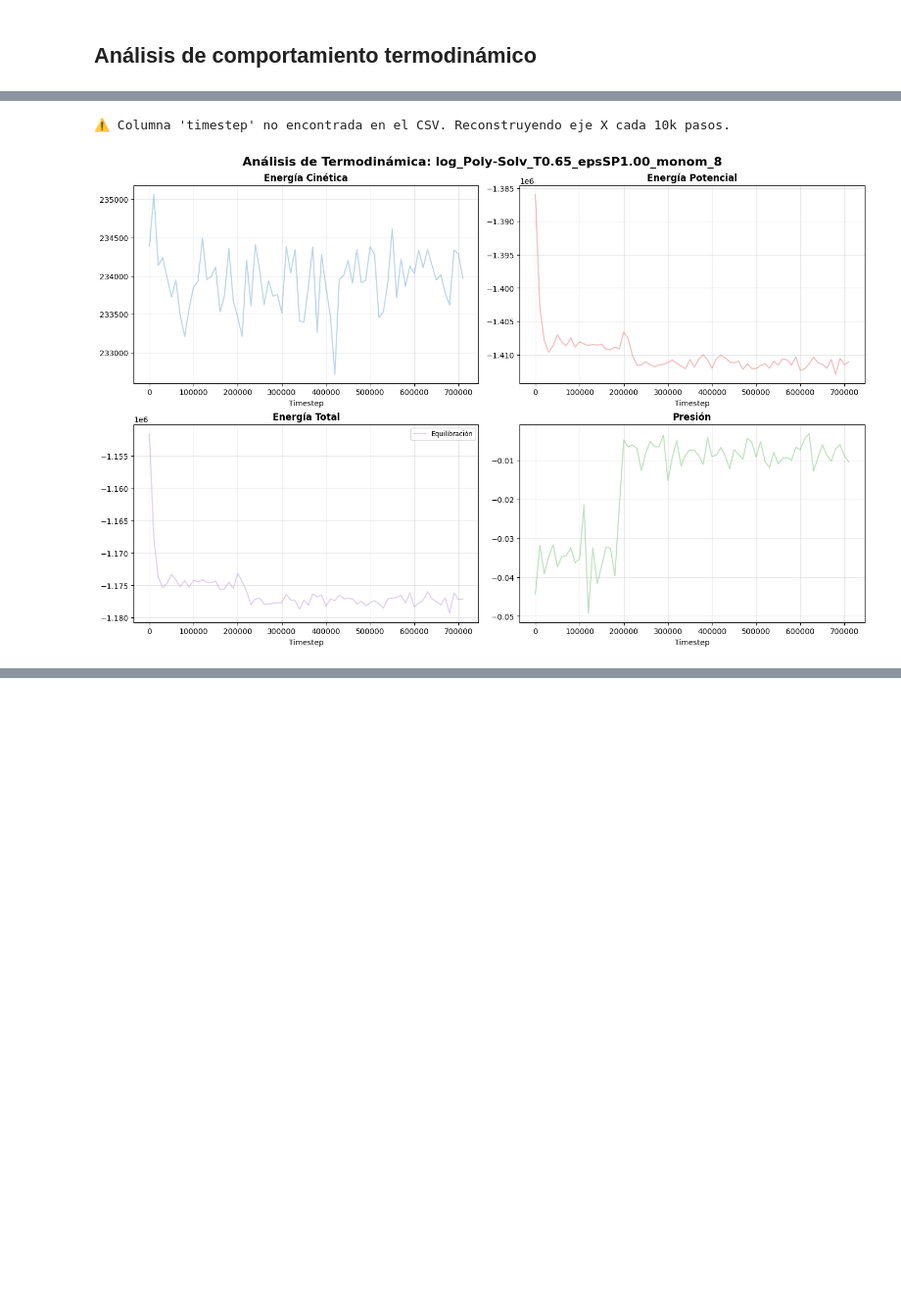
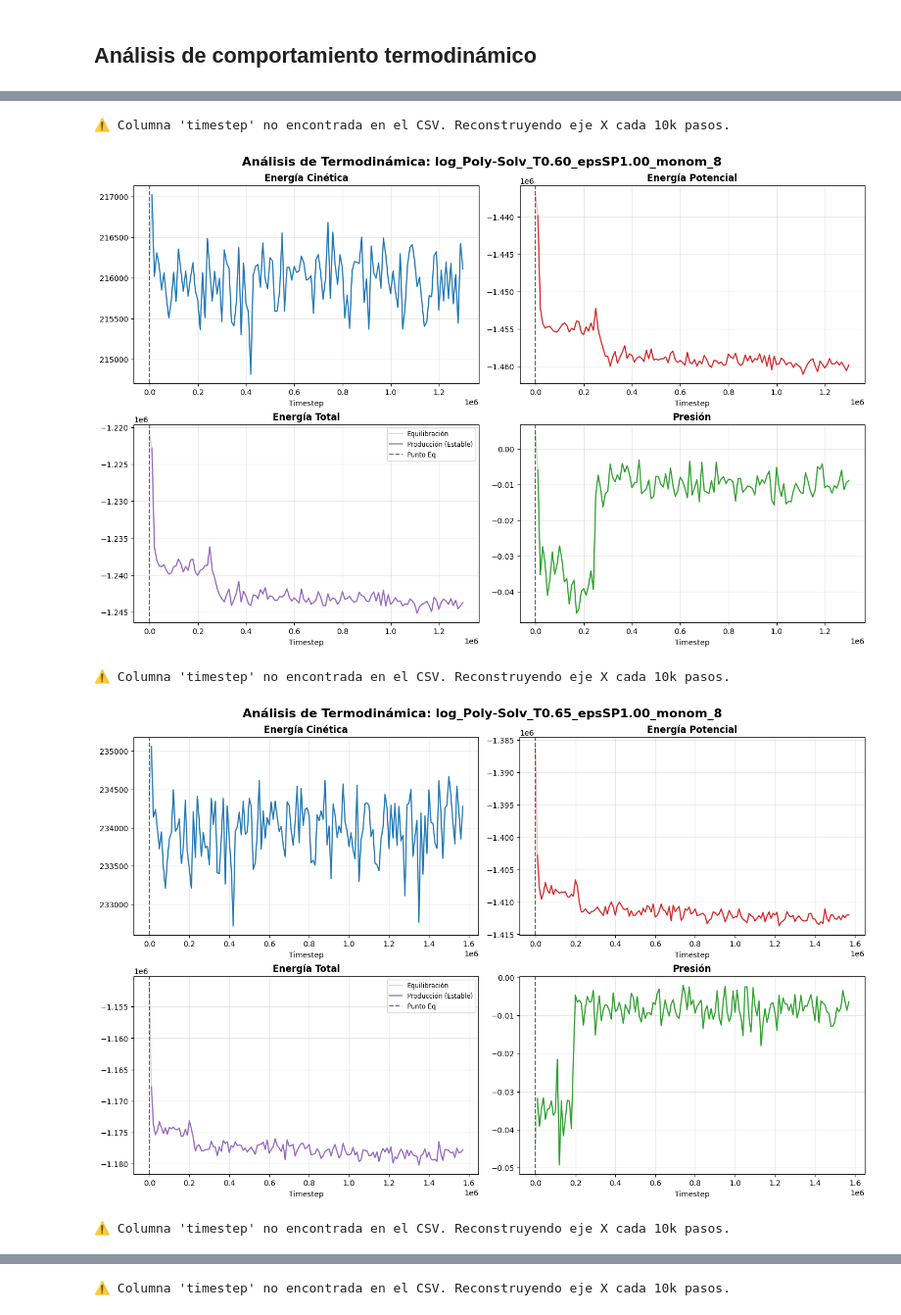
Before and after one commit to FabioNH86/Molecular-Dinamics, a Jupyter notebook: Termodinámica_hoomd.ipynb, the cells around one changed output, grey strips where cells are left out. Shown at 98% size. Drawn from its saved outputs; the diff is of its cells as text; code cells hidden in the pictures; blank space fills up the shorter version.

```diff
--- a/Termodinámica_hoomd.ipynb
+++ b/Termodinámica_hoomd.ipynb
@@ -15,5 +42,7 @@ ruta_archivo = os.path.join(prueba, archivo)
 # %%
-df = pd.read_csv(ruta_archivo)
-num_filas = df.shape[0]
-print(f"Total de filas (sin encabezado): {num_filas}")
+for archivo in archivos:
+    df = pd.read_csv(os.path.join(ruta_memoria, archivo))
+    num_filas = df.shape[0]
+    print(f"Total de filas (sin encabezado): {num_filas}")
+    # Se registró cada 10,000 pasos
 # %% [output]
@@ -21,4 +55,13 @@ Total de filas (sin encabezado): 72
 # %%
-paso_equilibrio = encontrar_equilibrio_hoomd(archivo_csv=ruta_archivo,
-                                             pasos_totales=215000)
+rutas = []
+for archivo in archivos:
+    df = pd.read_csv(os.path.join(ruta_memoria, archivo))
+
+    ruta_completa = os.path.join(ruta_memoria, archivo)
+    paso_equilibrio = encontrar_equilibrio_hoomd(archivo_csv=ruta_completa,
+                                                pasos_totales=int(df.shape[0]))
+    # Agregamos las rutas analizadas a una lista
+    rutas.append(ruta_completa)
+
+print(f"Se analizaron: {len(rutas)} rutas")
 # %% [output]
@@ -26,17 +85,20 @@ paso_equilibrio = encontrar_equilibrio_hoomd(archivo_csv=ruta_archivo,
 # %%
-ruta_grafico = os.path.join(prueba)
+# ruta_grafico = os.path.join(prueba)
 
-import importlib
-import funciones  # Tu archivo original
+import matplotlib.pyplot as plt
+from funciones import graficar_analisis_termo
 
-# Esto obliga a Python a leer el archivo .py de nuevo desde el disco
-importlib.reload(funciones)
+for ruta in rutas:
+    nombre_leyenda = os.path.basename(ruta).replace('.csv', '')
 
-# Ahora sí, vuelve a llamar a la función (asegúrate de llamarla desde el módulo si es necesario)
-funciones.graficar_analisis_termo(archivo_csv=ruta_archivo,
-                                  ruta_graficos=ruta_grafico,
-                                  paso_equilibrio=paso_equilibrio,
-                                  pasos_totales=1500000)
+    # Ahora sí, vuelve a llamar a la función (asegúrate de llamarla desde el módulo si es necesario)
+    graficar_analisis_termo(archivo_csv=ruta,
+                                    ruta_graficos=ruta_memoria,
+                                    paso_equilibrio=paso_equilibrio,
+                                    pasos_totales=1500000)
 # %% [output]
 ⚠️ Columna 'timestep' no encontrada en el CSV. Reconstruyendo eje X cada 10k pasos.
-[figure, old version]
+[figure, new version]
+⚠️ Columna 'timestep' no encontrada en el CSV. Reconstruyendo eje X cada 10k pasos.
+[figure, added]
+⚠️ Columna 'timestep' no encontrada en el CSV. Reconstruyendo eje X cada 10k pasos.
@@ -42,0 +106 @@ funciones.graficar_analisis_termo(archivo_csv=ruta_archivo,
+⚠️ Columna 'timestep' no encontrada en el CSV. Reconstruyendo eje X cada 10k pasos.
```
Also changed, not shown: parts of 7 cells of this notebook, 8 other files.
